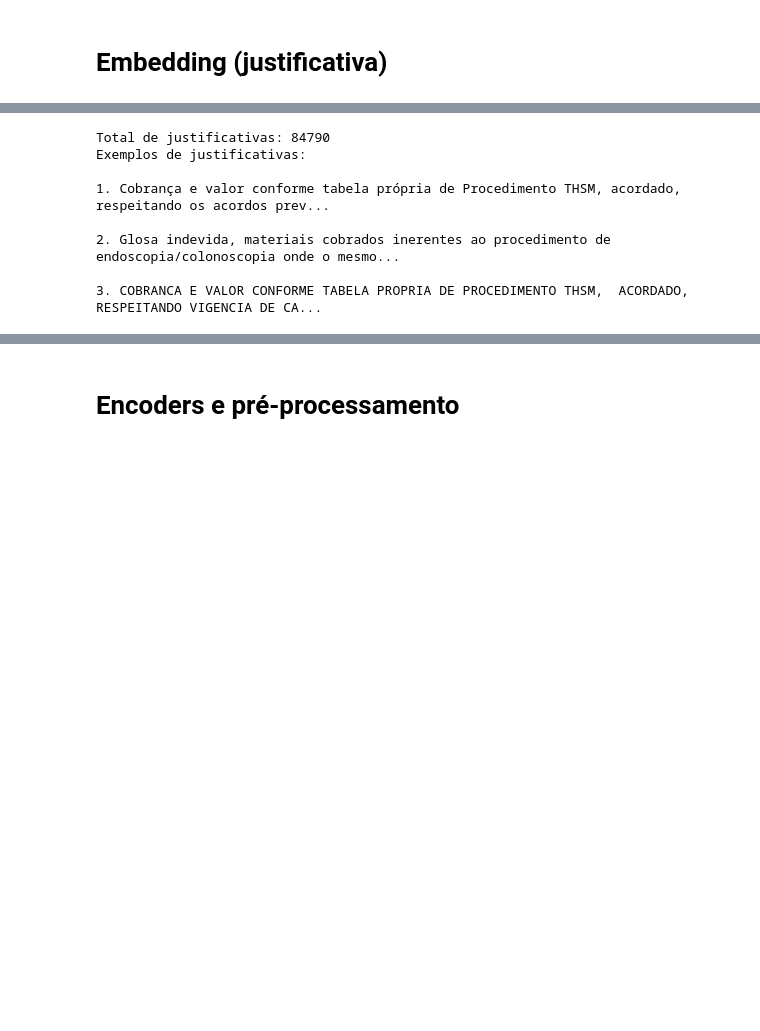
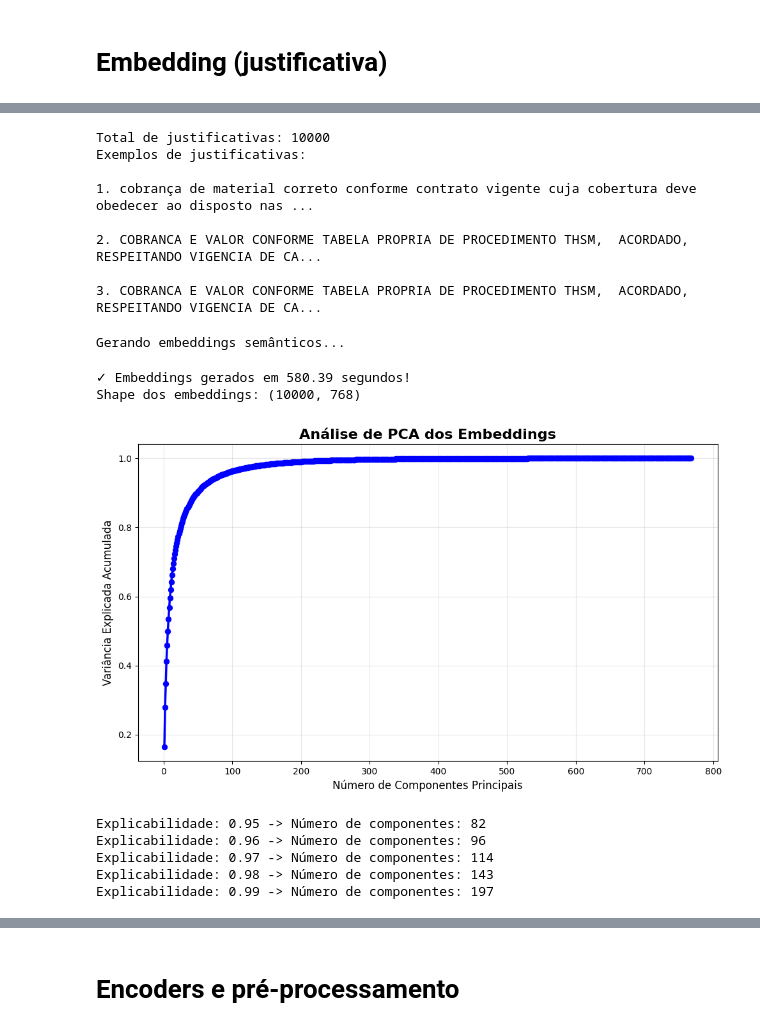
Before and after one commit to brunofbrandaoo/projeto-final-aprendizagem-de-maquina, a Jupyter notebook: src/projeto_final.ipynb, the cells around one changed output, grey strips where cells are left out. Saved outputs shown, nothing was run; the diff lists cells and outputs as text; code cells hidden in the pictures; blank space fills up the shorter version.

```diff
--- a/src/projeto_final.ipynb
+++ b/src/projeto_final.ipynb
@@ -253,6 +255,11 @@ dtype: int64
 | 7 | 40302580 | 1705 | 0.37 | Cobrança e valor conforme tabela ... | 5.20 | 1 | False | ... |
 | 8 | 40301630 | 1705 | 1.11 | Cobrança e valor conforme tabela ... | 5.20 | 1 | False | ... |
 | 9 | 40307182 | 1705 | 3.98 | Todos os procedimentos foram cobr... | 55.77 | 1 | False | ... |
+# %%
+# Com o objetivo de acelerar o treinamento e facilitar a apresentação do trabalho, vamos reduzir a quantidade de dados para 10000 registros
+df_balanced_sample = df_balanced.sample(n=10000, random_state=random_state).reset_index(drop=True)
+df_balanced_rest = df_balanced.drop(df_balanced_sample.index).reset_index(drop=True)
+df_balanced = df_balanced_sample
 # %%
 # Analisando cardinalidade das features categóricas
 print_header("ANÁLISE DE CARDINALIDADE", colors.text_cyan)
@@ -302,12 +307,12 @@ else:
     colorfull_print("ATENÇÃO: Coluna 'justificativa' não encontrada no dataset!", colors.text_red)
     print("Colunas disponíveis:", df_balanced.columns.tolist())
 # %% [output]
-Total de justificativas: 84790
+Total de justificativas: 10000
 Exemplos de justificativas:
 
-1. Cobrança e valor conforme tabela própria de Procedimento THSM, acordado, respeitando os acordos prev...
+1. cobrança de material correto conforme contrato vigente cuja cobertura deve obedecer ao disposto nas ...
 
-2. Glosa indevida, materiais cobrados inerentes ao procedimento de endoscopia/colonoscopia onde o mesmo...
+2. COBRANCA E VALOR CONFORME TABELA PROPRIA DE PROCEDIMENTO THSM,  ACORDADO, RESPEITANDO VIGENCIA DE CA...
 
 3. COBRANCA E VALOR CONFORME TABELA PROPRIA DE PROCEDIMENTO THSM,  ACORDADO, RESPEITANDO VIGENCIA DE CA...
 # %%
@@ -325,3 +330,50 @@ embeddings = model.encode(justificativas, show_progress_bar=True, batch_size=32)
 elapsed_time = time.time() - start_time
 colorfull_print(f"✓ Embeddings gerados em {elapsed_time:.2f} segundos!", colors.text_green)
 colorfull_print(f"Shape dos embeddings: {embeddings.shape}", colors.text_yellow)
+# %% [output]
+Gerando embeddings semânticos...
+✓ Embeddings gerados em 580.39 segundos!
+Shape dos embeddings: (10000, 768)
+# %%
+# Criar DataFrame com embeddings
+embedding_df = pd.DataFrame(
+    embeddings,
+    columns=[f'emb_{i}' for i in range(embeddings.shape[1])]
+)
+# %%
+X = StandardScaler().fit_transform(embedding_df)
+y = df_balanced['pago'].astype(int).values
+
+test_pca = PCA(random_state=random_state)
+X_pca = test_pca.fit_transform(X)
+
+explained_variance = test_pca.explained_variance_ratio_.cumsum()
+
+pca_df = pd.DataFrame({
+    'Número de Componentes': range(1, len(explained_variance) + 1),
+    'Variância Explicada Acumulada': explained_variance
+})
+
+plt.figure(figsize=(10, 6))
+sns.lineplot(data=pca_df, x='Número de Componentes', y='Variância Explicada Acumulada', marker='o',
+             linewidth=2.5, markersize=6, color='blue', markeredgecolor='blue')
+
+plt.xlabel('Número de Componentes Principais', fontsize=12)
+plt.ylabel('Variância Explicada Acumulada', fontsize=12)
+plt.title('Análise de PCA dos Embeddings', fontsize=16, fontweight='bold')
+plt.grid(True, alpha=0.3)
+plt.tight_layout()
+plt.show()
+# %% [output]
+[figure, added]
+# %%
+for exp_var in np.arange(0.95, 0.991, 0.01):
+    pca_tmp = PCA(n_components=exp_var, random_state=random_state)
+    pca_tmp.fit(X)
+    print(f'Explicabilidade: {exp_var:.2f} -> Número de componentes: {pca_tmp.n_components_}')
+# %% [output]
+Explicabilidade: 0.95 -> Número de componentes: 82
+Explicabilidade: 0.96 -> Número de componentes: 96
+Explicabilidade: 0.97 -> Número de componentes: 114
+Explicabilidade: 0.98 -> Número de componentes: 143
+Explicabilidade: 0.99 -> Número de componentes: 197
```
Also changed, not shown: parts of 12 cells of this notebook.
